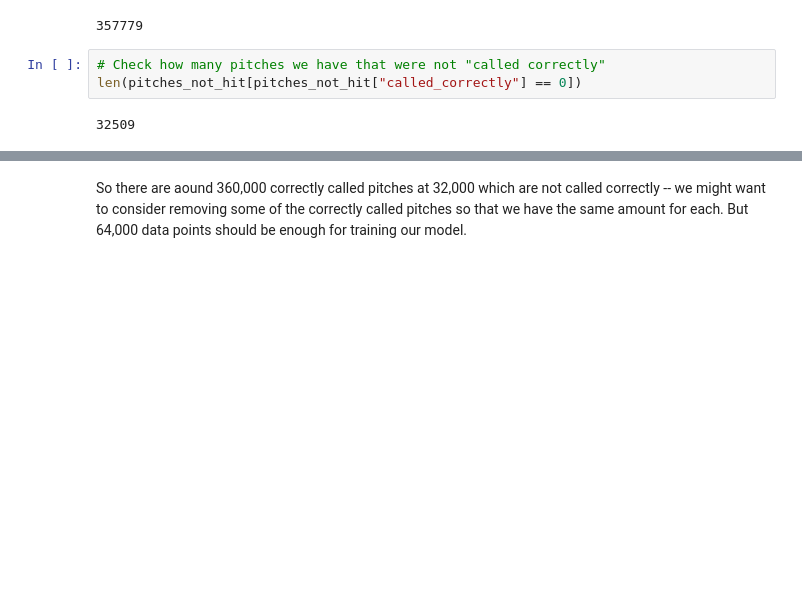
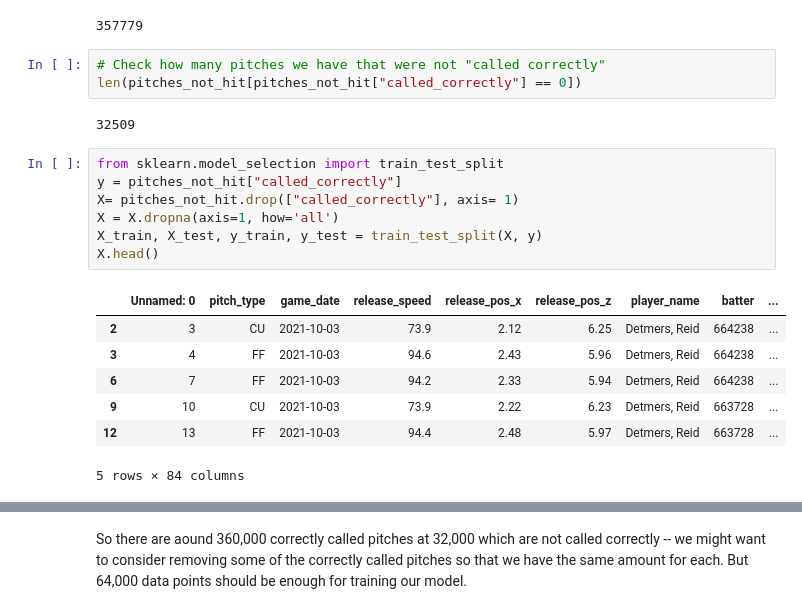
Before and after one commit to ctkatz/ML_project, a Jupyter notebook: player_info_data.ipynb, the cells around one changed output, grey strips where cells are left out. Drawn from its saved outputs; the diff is of its cells as text; blank space fills up the shorter version.

```diff
--- a/player_info_data.ipynb
+++ b/player_info_data.ipynb
@@ -149,3 +124,18 @@ len(pitches_not_hit[pitches_not_hit["called_correctly"] == 1])
 len(pitches_not_hit[pitches_not_hit["called_correctly"] == 0])
 # %% [output]
 32509
+# %%
+from sklearn.model_selection import train_test_split
+y = pitches_not_hit["called_correctly"]
+X= pitches_not_hit.drop(["called_correctly"], axis= 1)
+X = X.dropna(axis=1, how='all')
+X_train, X_test, y_train, y_test = train_test_split(X, y)
+X.head()
+# %% [output]
+|  | Unnamed: 0 | pitch_type | game_date | release_speed | release_pos_x | release_pos_z | player_name | batter | ... |
+| 2 | 3 | CU | 2021-10-03 | 73.9 | 2.12 | 6.25 | Detmers, Reid | 664238 | ... |
+| 3 | 4 | FF | 2021-10-03 | 94.6 | 2.43 | 5.96 | Detmers, Reid | 664238 | ... |
+| 6 | 7 | FF | 2021-10-03 | 94.2 | 2.33 | 5.94 | Detmers, Reid | 664238 | ... |
+| 9 | 10 | CU | 2021-10-03 | 73.9 | 2.22 | 6.23 | Detmers, Reid | 663728 | ... |
+| 12 | 13 | FF | 2021-10-03 | 94.4 | 2.48 | 5.97 | Detmers, Reid | 663728 | ... |
+5 rows × 84 columns
```
Also changed, not shown: parts of 4 cells of this notebook.
